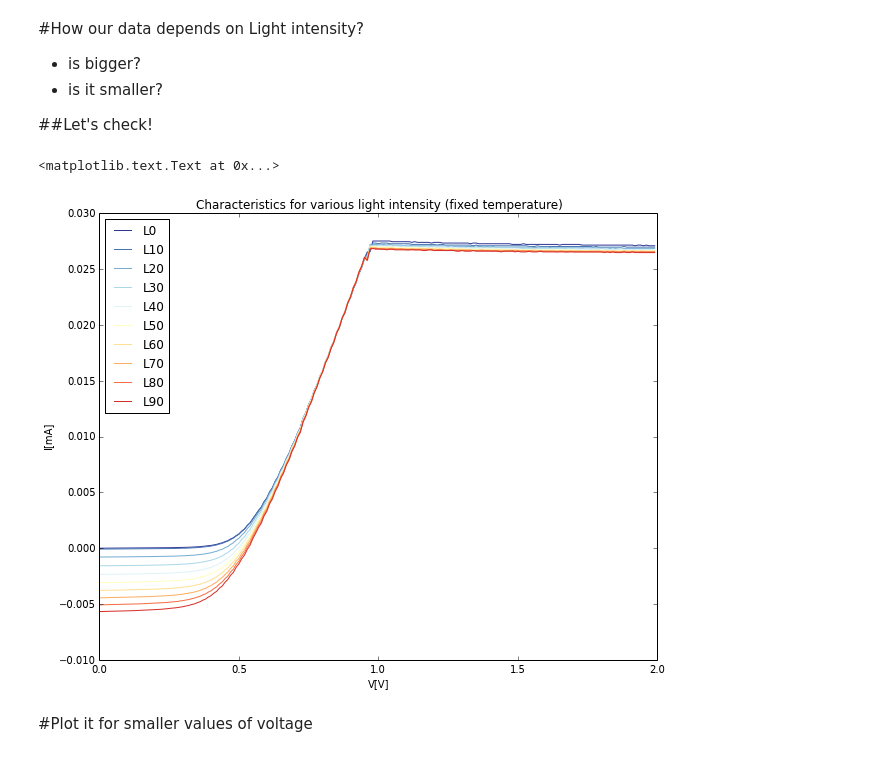
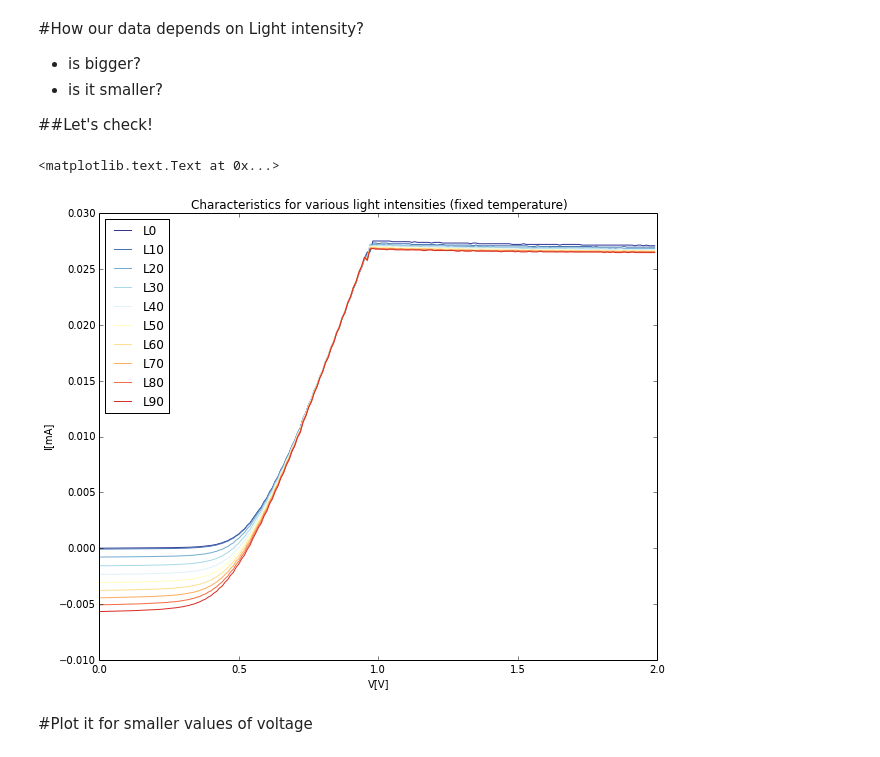
Before and after one commit to atteroTheGreatest/labfiz2, a Jupyter notebook: fotovoltaic/iv_white/foto.ipynb, the cells around one changed output. Saved outputs shown, nothing was run; the diff lists cells and outputs as text; code cells hidden in the pictures.

```diff
--- a/fotovoltaic/iv_white/foto.ipynb
+++ b/fotovoltaic/iv_white/foto.ipynb
@@ -22,19 +23,19 @@ for x in range(10):
 # %%
 from matplotlib import pyplot as plt
 
 %matplotlib inline
 fig, axes = plt.subplots(1, 1, figsize=(10, 8))
 for i, (name, values) in enumerate(data.items()):
     c = cm.RdYlBu((10 - i)/10.0, 1)
     axes.plot(values['voltage'], values['current'], label="L%s" % (i * 10), color=c)
 
 axes.legend(loc=0)
 axes.set_xlabel('V[V]')
 axes.set_ylabel('I[mA]')
-axes.set_title('Characteristics for various light intensity (fixed temperature)')
+axes.set_title('Characteristics for various light intensities (fixed temperature)')
 # %% [output]
 <matplotlib.text.Text at 0x...>
-[figure, old version]
+[figure, new version]
 # %% [markdown]
 #Plot it for smaller values of voltage
 # %%
```
Also changed, not shown: parts of 24 cells of this notebook, 3 other files.
